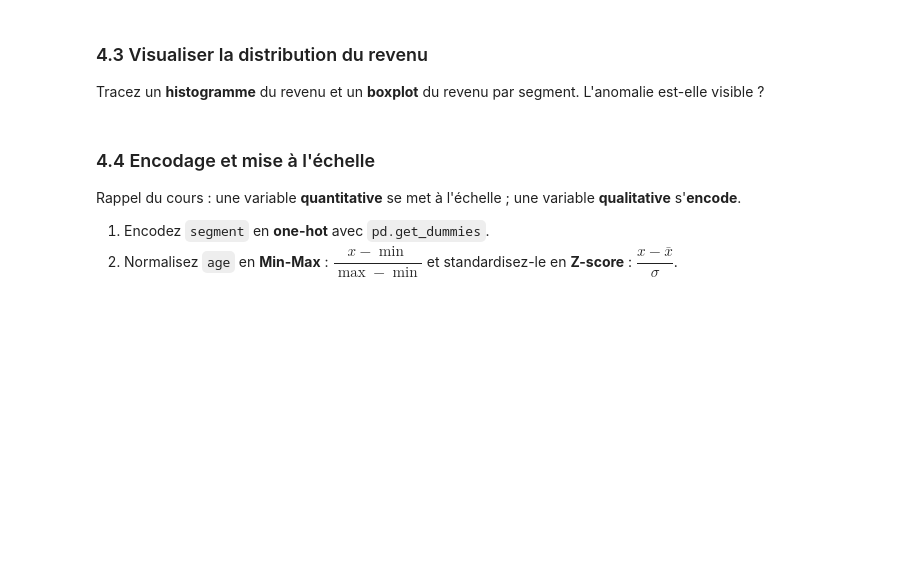
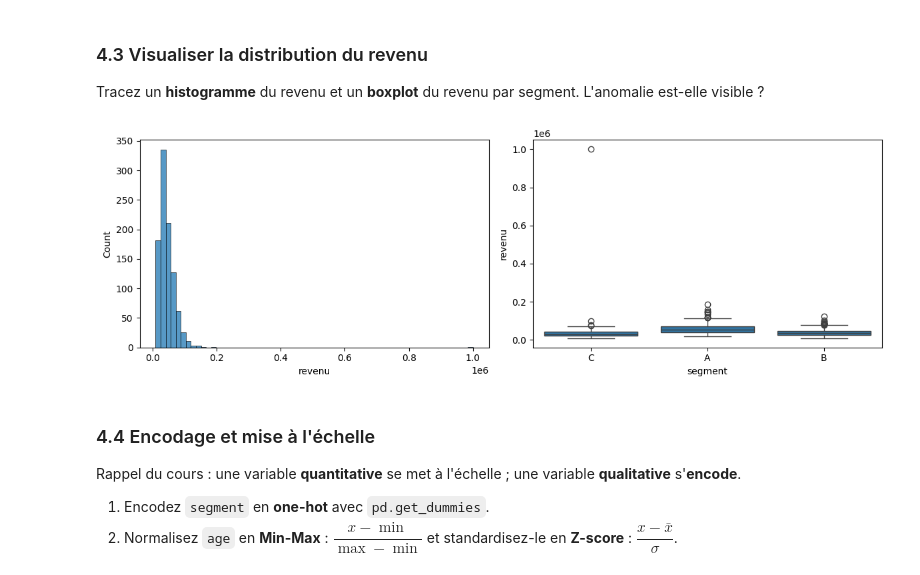
Before and after one commit to Nate1045/ADD-TP, a Jupyter notebook: TP1_clients_etudiant.ipynb, the cells around one changed output. Saved outputs shown, nothing was run; the diff lists cells and outputs as text; code cells hidden in the pictures; blank space fills up the shorter version.

```diff
--- a/TP1_clients_etudiant.ipynb
+++ b/TP1_clients_etudiant.ipynb
@@ -275,11 +307,14 @@ Tracez un **histogramme** du revenu et un **boxplot** du revenu par segment. L'a
 # %%
 fig, axes = plt.subplots(1, 2, figsize=(12, 4))
 
 # TODO : sns.histplot(...) sur axes[0]
+sns.histplot(data=df, x='revenu', ax=axes[0])
 # TODO : sns.boxplot(...) sur axes[1], x="segment", y="revenu"
-
+sns.boxplot(data=df, x='segment',y='revenu', ax=axes[1])
 plt.tight_layout()
 plt.show()
+# %% [output]
+[figure, added]
 # %% [markdown]
 ### 4.4 Encodage et mise à l'échelle
 Rappel du cours : une variable **quantitative** se met à l'échelle ; une variable **qualitative** s'**encode**.
```
Also changed, not shown: parts of 17 cells of this notebook.
